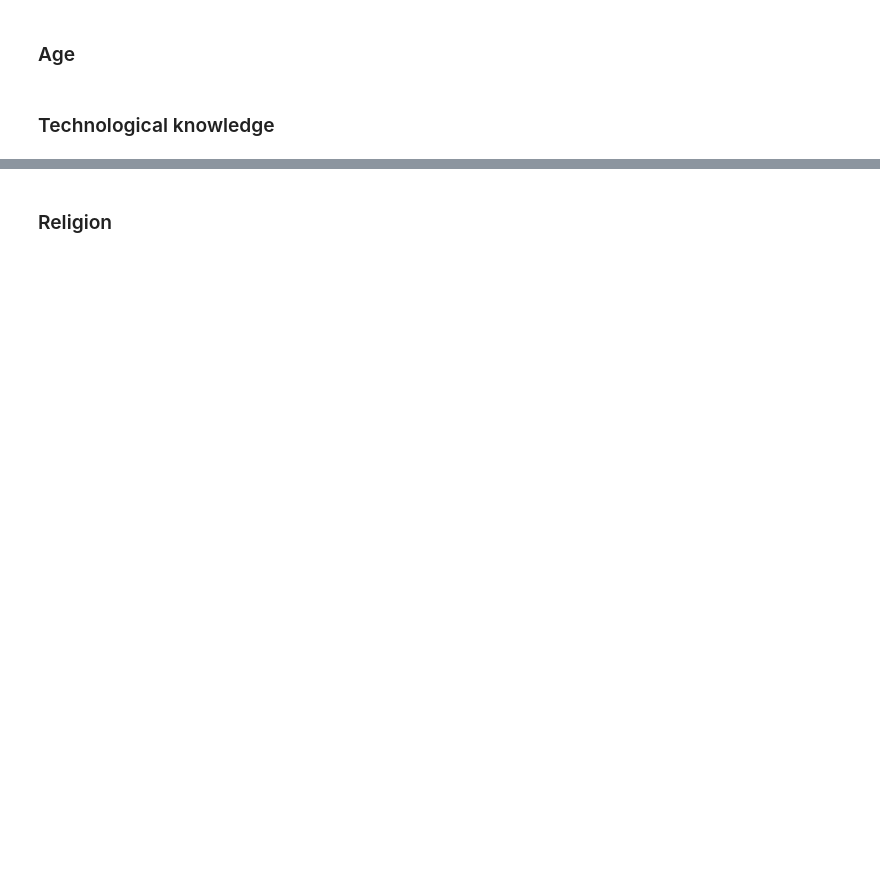
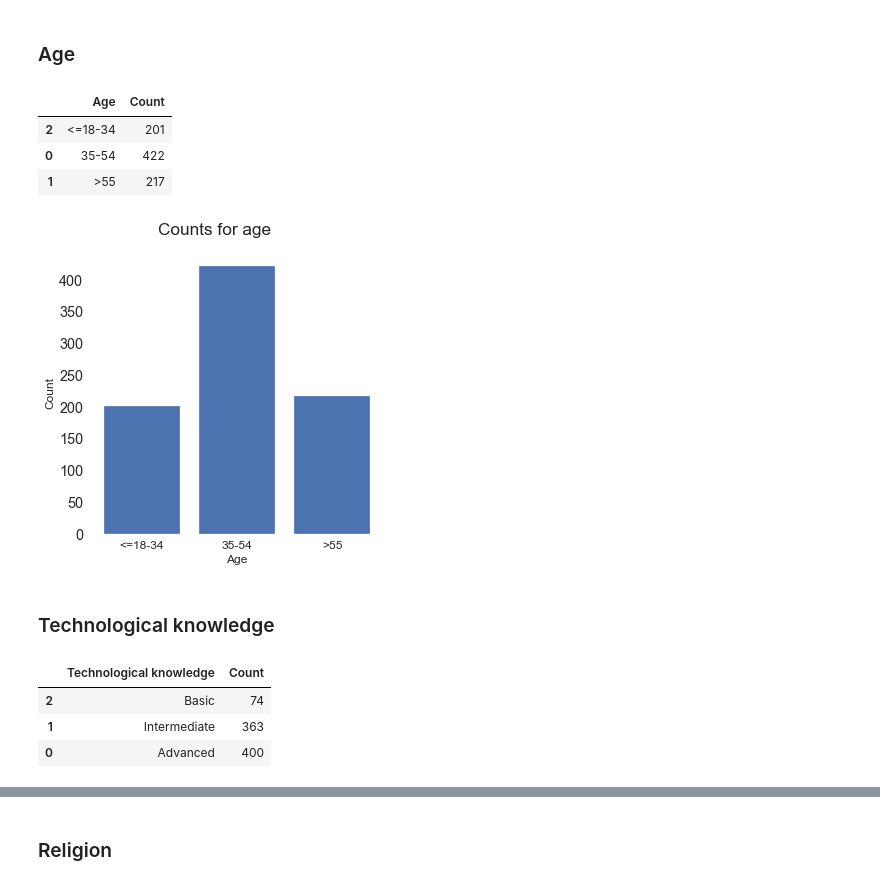
Before and after one commit to social-link-analytics-group-bsc/experiment-platform, a Jupyter notebook: analysis/Analysis - Production.ipynb, the cells around one changed output, grey strips where cells are left out. Cells and saved outputs as stored; diff of their text form; code cells hidden in the pictures; blank space fills up the shorter version.

```diff
--- a/analysis/Analysis - Production.ipynb
+++ b/analysis/Analysis - Production.ipynb
@@ -394,59 +582,71 @@ plt.show()
 # %% [markdown]
 ### Age
 # %%
-gender_count = df_subject['Age'].value_counts().to_frame().reset_index().rename(columns={'index': 'Age', 'Age': "Count"})
+age_count = df_subject['Age'].value_counts().to_frame().reset_index().rename(columns={'index': 'Age', 'Age': "Count"})
 #gender_count = gender_count.replace({"University_studies": "University level", 'No_university_studies': "No University level"})
 sorter = ["<=18-34", "35-54", ">55"]
-gender_count.Age = gender_count.Age.astype("category")
+age_count.Age = age_count.Age.astype("category")
 
-gender_count.Age.cat.set_categories(sorter, inplace=True)
-gender_count = gender_count.sort_values('Age')
-gender_count.to_csv('./tables/age_counts.csv', index=False)
-gender_count
+age_count.Age.cat.set_categories(sorter, inplace=True)
+age_count = age_count.sort_values('Age')
+age_count.to_csv('./tables/age_counts.csv', index=False)
+age_count
+# %% [output]
+|  | Age | Count |
+| 2 | <=18-34 | 201 |
+| 0 | 35-54 | 422 |
+| 1 | >55 | 217 |
 # %%
 fig, ax = plt.subplots()
 
-ax.bar(gender_count['Age'], gender_count['Count'])
+ax.bar(age_count['Age'], age_count['Count'])
 
 ax.set_xlabel("Age", fontsize='large')
 ax.set_ylabel('Count', fontsize='large')
 
 
 
 ax.yaxis.grid(False)
 ax.xaxis.grid(False)
 
 
 plt.xticks(fontsize='large')
 plt.yticks(fontsize='x-large')
 
 
 
 plt.suptitle('Counts for age', fontsize='xx-large')
 
 
 
 plt.tight_layout()
 fig.savefig('./plots/age_counts.svg', format='svg', bbox_inches='tight')
 fig.savefig('./plots/age_counts.png', format='png', bbox_inches='tight')
 
 plt.show()
+# %% [output]
+[figure, added]
 # %% [markdown]
 ### Technological knowledge
 # %%
-gender_count = df_subject['Technological'].value_counts().to_frame().reset_index().rename(columns={'index': 'Technological knowledge', 'Technological': "Count"})
+techno_count = df_subject['Technological'].value_counts().to_frame().reset_index().rename(columns={'index': 'Technological knowledge', 'Technological': "Count"})
 #gender_count = gender_count.replace({"Avanzada": "Advanced", 'Media': "Intermediary", "Básica": "Basic"})
 
 
 sorter = ["Basic", "Intermediate", "Advanced"]
-gender_count["Technological knowledge"] = gender_count["Technological knowledge"].astype("category")
+techno_count["Technological knowledge"] = techno_count["Technological knowledge"].astype("category")
 
-gender_count["Technological knowledge"].cat.set_categories(sorter, inplace=True)
-gender_count = gender_count.sort_values("Technological knowledge")
+techno_count["Technological knowledge"].cat.set_categories(sorter, inplace=True)
+techno_count = techno_count.sort_values("Technological knowledge")
 
 
-gender_count.to_csv('./tables/tech_level_counts.csv', index=False)
-gender_count
+techno_count.to_csv('./tables/tech_level_counts.csv', index=False)
+techno_count
+# %% [output]
+|  | Technological knowledge | Count |
+| 2 | Basic | 74 |
+| 1 | Intermediate | 363 |
+| 0 | Advanced | 400 |
 # %%
 fig, ax = plt.subplots()
 
```
Also changed, not shown: parts of 31 cells of this notebook, 10 other files.
